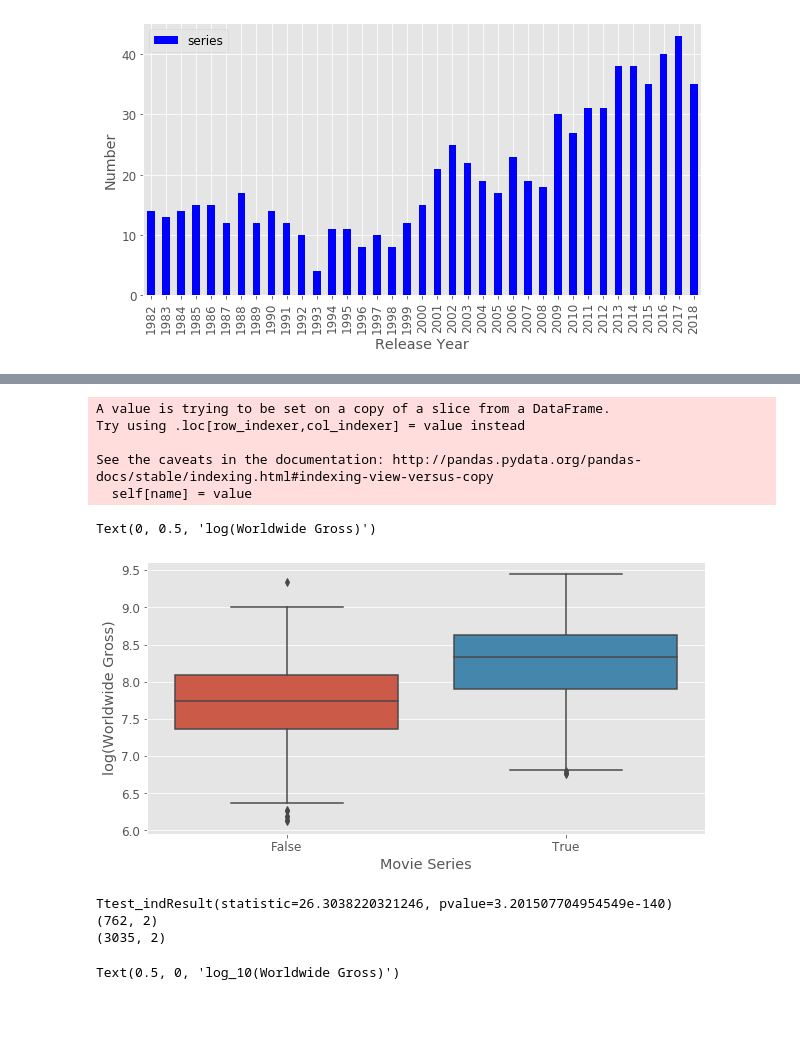
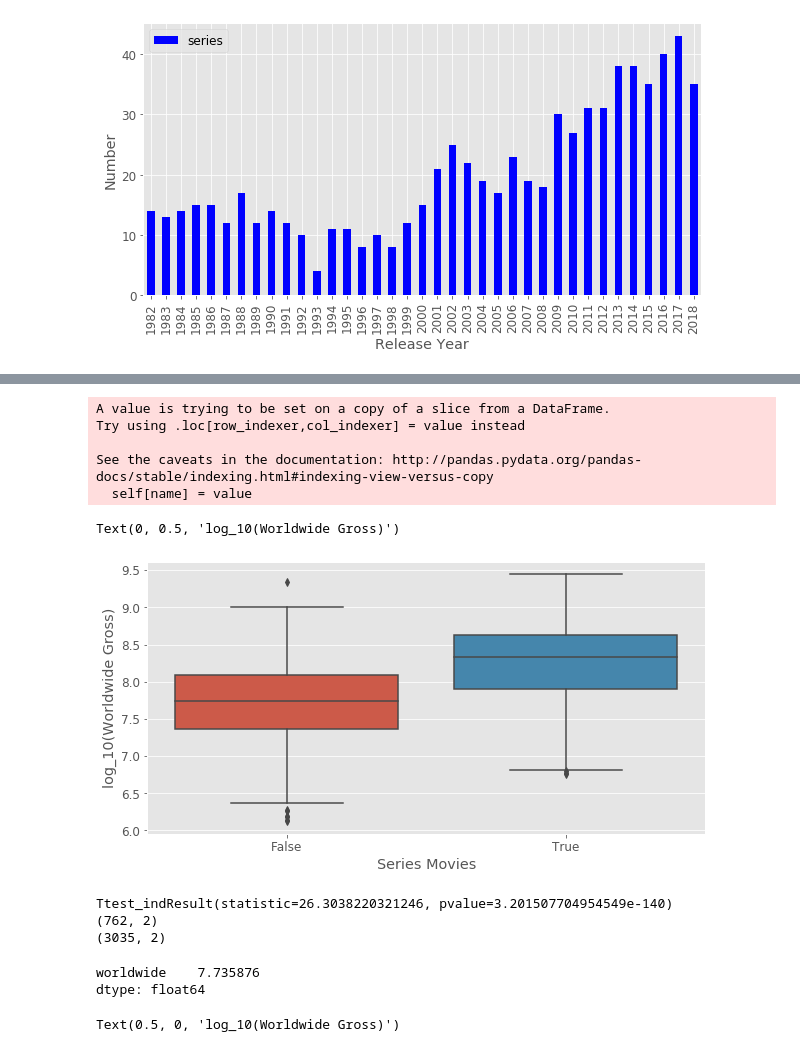
Before and after one commit to ChungHHuang/Web_Scraping_Project, a Jupyter notebook: Test.ipynb, the cells around one changed output, grey strips where cells are left out. Saved outputs shown, nothing was run; the diff lists cells and outputs as text; code cells hidden in the pictures; blank space fills up the shorter version.

```diff
--- a/Test.ipynb
+++ b/Test.ipynb
@@ -75,29 +83,33 @@ ax.xaxis.set_major_formatter(ticker.ScalarFormatter(-1982))
 # %%
 import seaborn as sns
 boxoffice['Is_series'] = boxoffice.series!='No'
 ser_vs_world = boxoffice[['Is_series', 'worldwide']]
 ser_vs_world.worldwide = ser_vs_world.worldwide.apply(np.log10)
 #ser_vs_world.boxplot(by='Is_series', column='worldwide',)
 sns.boxplot(x='Is_series', y='worldwide', data=ser_vs_world)
-plt.xlabel('Movie Series')
-plt.ylabel('log(Worldwide Gross)')
+plt.xlabel('Series Movies')
+plt.ylabel('log_10(Worldwide Gross)')
 # %% [output]
 A value is trying to be set on a copy of a slice from a DataFrame.
 Try using .loc[row_indexer,col_indexer] = value instead
 
 See the caveats in the documentation: http://pandas.pydata.org/pandas-docs/stable/indexing.html#indexing-view-versus-copy
   self[name] = value
-Text(0, 0.5, 'log(Worldwide Gross)')
+Text(0, 0.5, 'log_10(Worldwide Gross)')
-[figure, old version]
+[figure, new version]
 # %%
 print(stats.ttest_ind(ser_vs_world[ser_vs_world.Is_series == True].worldwide,\
                     ser_vs_world[ser_vs_world.Is_series == False].worldwide))
 print(ser_vs_world[ser_vs_world.Is_series == True].shape)
 print(ser_vs_world[ser_vs_world.Is_series != True].shape)
+a = ser_vs_world[ser_vs_world.Is_series != True][['worldwide']]
+a.mean()
 # %% [output]
 Ttest_indResult(statistic=26.3038220321246, pvalue=3.201507704954549e-140)
 (762, 2)
 (3035, 2)
+worldwide    7.735876
+dtype: float64
 # %%
 iss = ser_vs_world[ser_vs_world.Is_series == True]
 isnos = ser_vs_world[ser_vs_world.Is_series == False]
```
Also changed, not shown: parts of 11 cells of this notebook, 1 other file.
